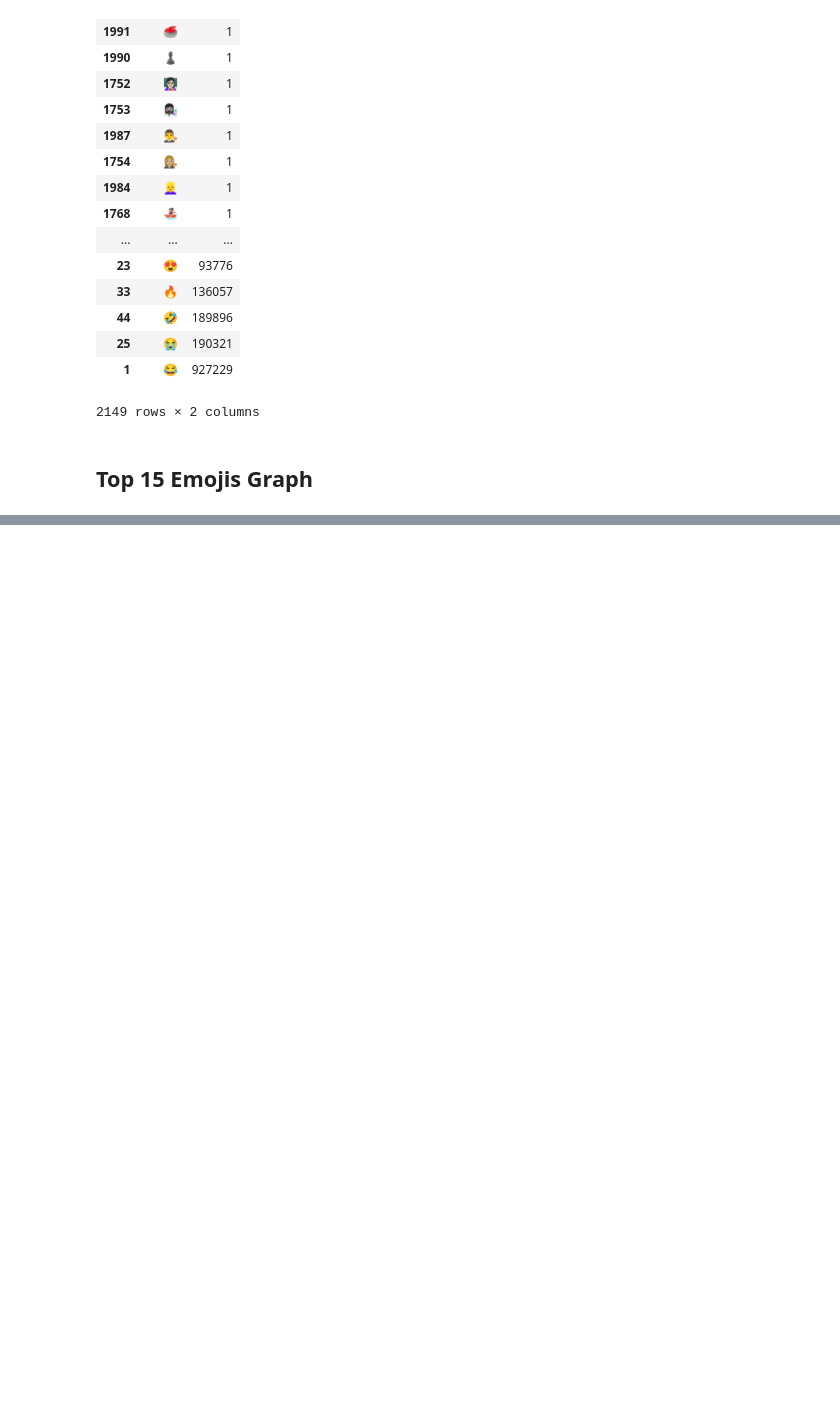
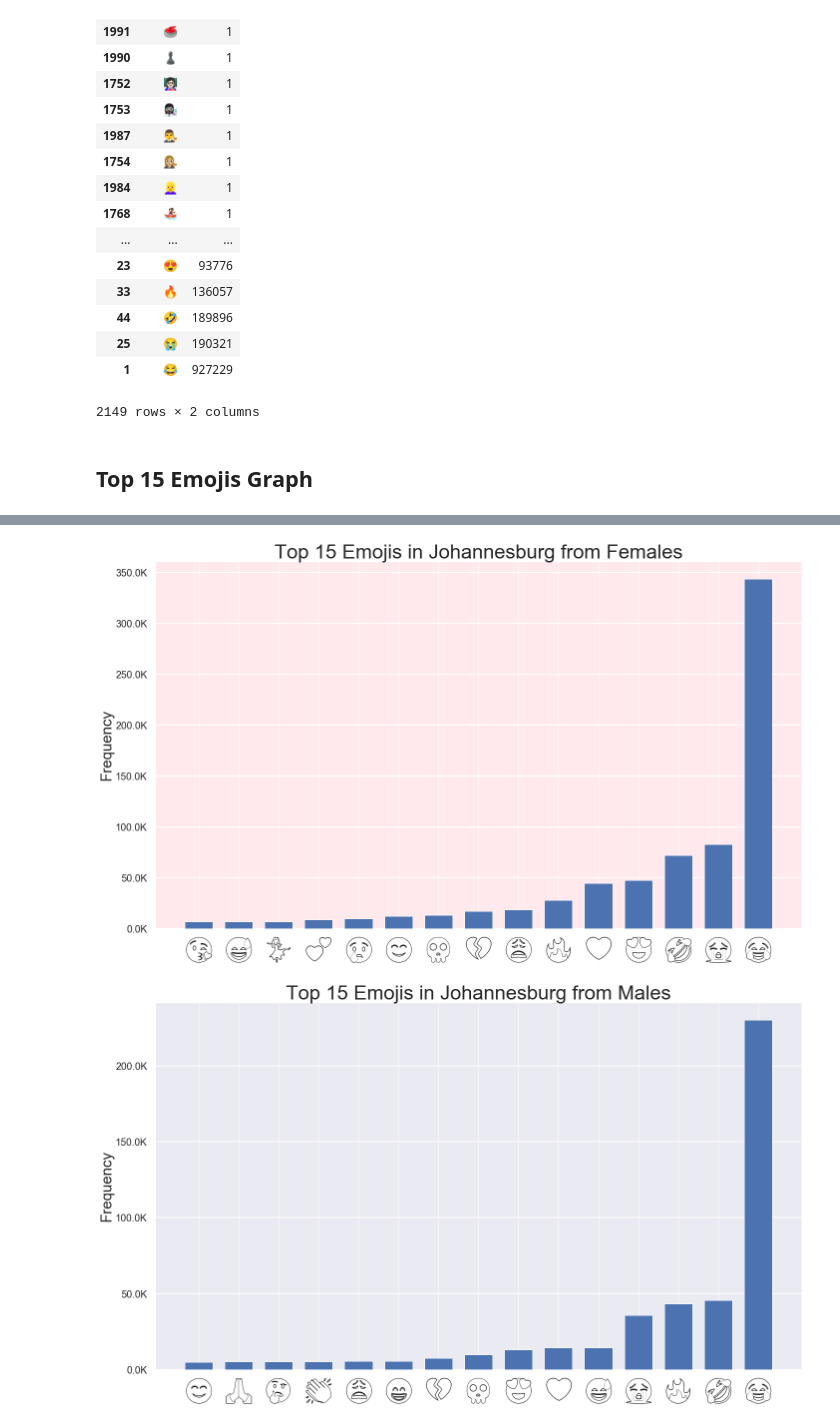
Before and after one commit to stylianosnicoletti/Emojis-usage-in-social-media-by-demographics, a Jupyter notebook: Jupyter/Emojis_ Johannesburg .ipynb, the cells around one changed output, grey strips where cells are left out. Drawn from its saved outputs; the diff is of its cells as text; code cells hidden in the pictures; blank space fills up the shorter version.

```diff
--- a/Jupyter/Emojis_ Johannesburg .ipynb
+++ b/Jupyter/Emojis_ Johannesburg .ipynb
@@ -185,0 +181,38 @@ emojis_count_females_df
+# %%
+# Top 15 Values Females
+x_females = emojis_count_females_df['Emoji'].tail(15).values
+y_females = emojis_count_females_df['Count'].tail(15).values
+
+# Plot Bar Chart
+fig, ax = plt.subplots(figsize=(20,12))
+ax.yaxis.set_major_formatter(formatter_millions)
+ax.tick_params(axis='both', which='major', pad=10)
+ax.set_facecolor('#ffe9ec')
+plt.grid( linestyle='-', linewidth=2,axis='y')
+plt.bar(x_females, y_females, width=0.7, bottom=None, align='center', data=emojis_count_df.tail(5))
+plt.xticks(x_females, fontproperties=emojis_font)
+plt.yticks(fontsize =20)
+plt.ylabel('Frequency', fontsize =30)
+plt.title('Top 15 Emojis in Johannesburg from Females', fontsize =40)
+plt.tight_layout()
+plt.show()
+
+# Top 15 Values Males
+x_males = emojis_count_males_df['Emoji'].tail(15).values
+y_males = emojis_count_males_df['Count'].tail(15).values
+
+# Plot Bar Chart
+fig, ax = plt.subplots(figsize=(20,12))
+ax.yaxis.set_major_formatter(formatter_millions)
+ax.tick_params(axis='both', which='major', pad=10)
+plt.grid( linestyle='-', linewidth=2,axis='y')
+plt.bar(x_males, y_males, width=0.7, bottom=None, align='center', data=emojis_count_df.tail(5))
+plt.xticks(x_males, fontproperties=emojis_font)
+plt.yticks(fontsize =20)
+plt.ylabel('Frequency', fontsize =30)
+plt.title('Top 15 Emojis in Johannesburg from Males', fontsize =40)
+plt.tight_layout()
+plt.show()
+# %% [output]
+[figure, added]
+[figure, added]
```
Also changed, not shown: parts of 21 cells of this notebook, 1 other file.
